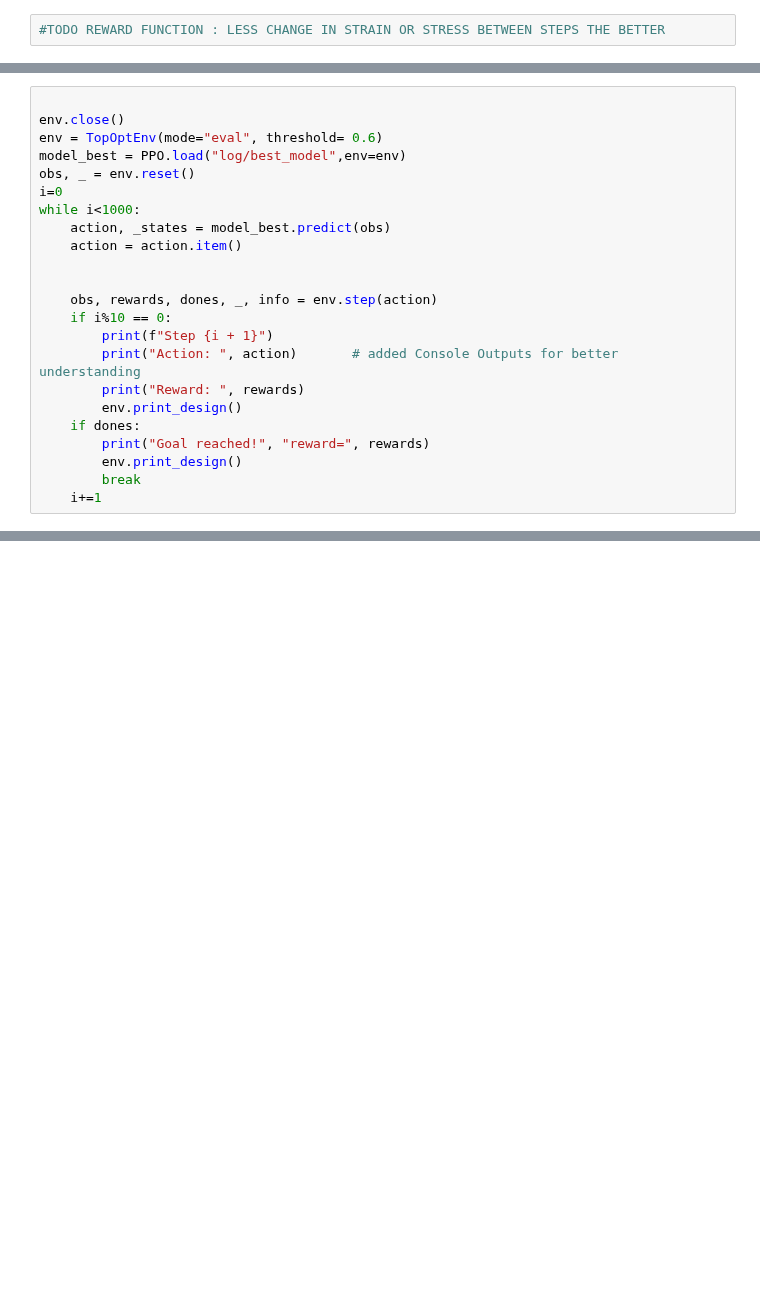
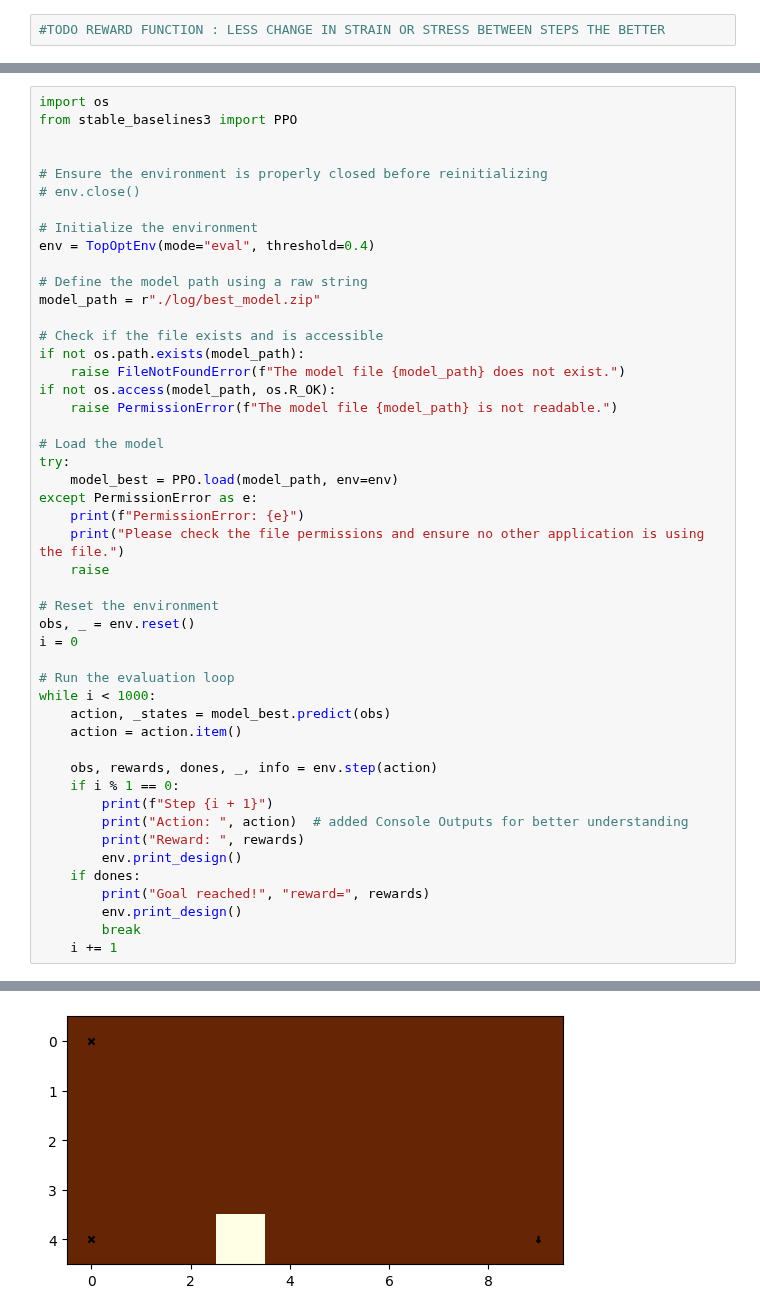
Before and after one commit to adrian0850/topology_optimization_RL_BA, a Jupyter notebook: src/from scratch V3.ipynb, the cells around one changed output, grey strips where cells are left out. Saved outputs shown, nothing was run; the diff lists cells and outputs as text; blank space fills up the shorter version.

```diff
--- a/src/from scratch V3.ipynb
+++ b/src/from scratch V3.ipynb
@@ -1264,23 +1228,49 @@ Best mean reward: 79.19 - Last mean reward per episode: 74.87
 # %%
+import os
+from stable_baselines3 import PPO
 
-env.close()
-env = TopOptEnv(mode="eval", threshold= 0.6)
-model_best = PPO.load("log/best_model",env=env)
+
+# Ensure the environment is properly closed before reinitializing
+# env.close()
+
+# Initialize the environment
+env = TopOptEnv(mode="eval", threshold=0.4)
+
+# Define the model path using a raw string
+model_path = r"./log/best_model.zip"
+
+# Check if the file exists and is accessible
+if not os.path.exists(model_path):
+    raise FileNotFoundError(f"The model file {model_path} does not exist.")
+if not os.access(model_path, os.R_OK):
+    raise PermissionError(f"The model file {model_path} is not readable.")
+
+# Load the model
+try:
+    model_best = PPO.load(model_path, env=env)
+except PermissionError as e:
+    print(f"PermissionError: {e}")
+    print("Please check the file permissions and ensure no other application is using the file.")
+    raise
+
+# Reset the environment
 obs, _ = env.reset()
-i=0
-while i<1000:
+i = 0
+
+# Run the evaluation loop
+while i < 1000:
     action, _states = model_best.predict(obs)
     action = action.item()
 
-
     obs, rewards, dones, _, info = env.step(action)
-    if i%10 == 0:
+    if i % 1 == 0:
         print(f"Step {i + 1}")
-        print("Action: ", action)       # added Console Outputs for better understanding
+        print("Action: ", action)  # added Console Outputs for better understanding
         print("Reward: ", rewards)
         env.print_design()
     if dones:
         print("Goal reached!", "reward=", rewards)
         env.print_design()
         break
-    i+=1
+    i += 1
+# %% [output]
@@ -1286,0 +1282 @@ while i<1000:
+[figure, added]
```
Also changed, not shown: parts of 6 cells of this notebook, 2 other files.
